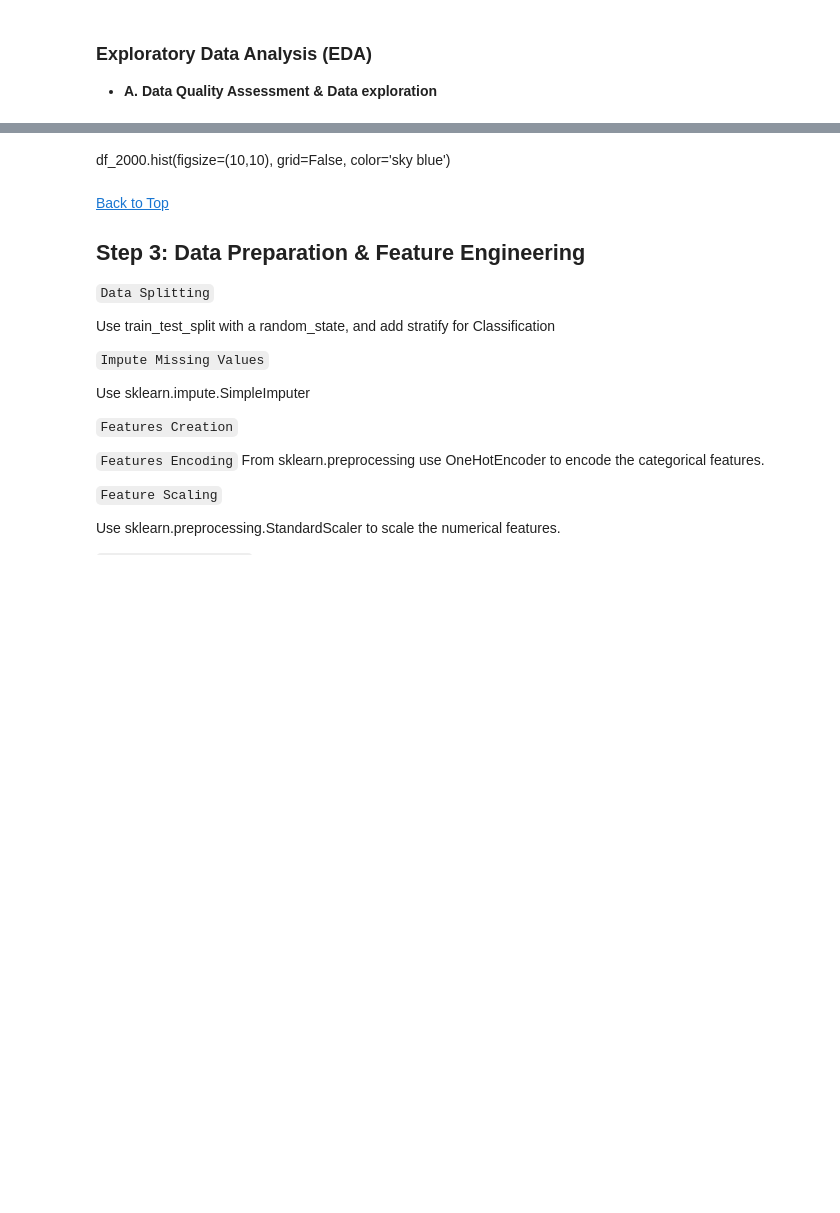
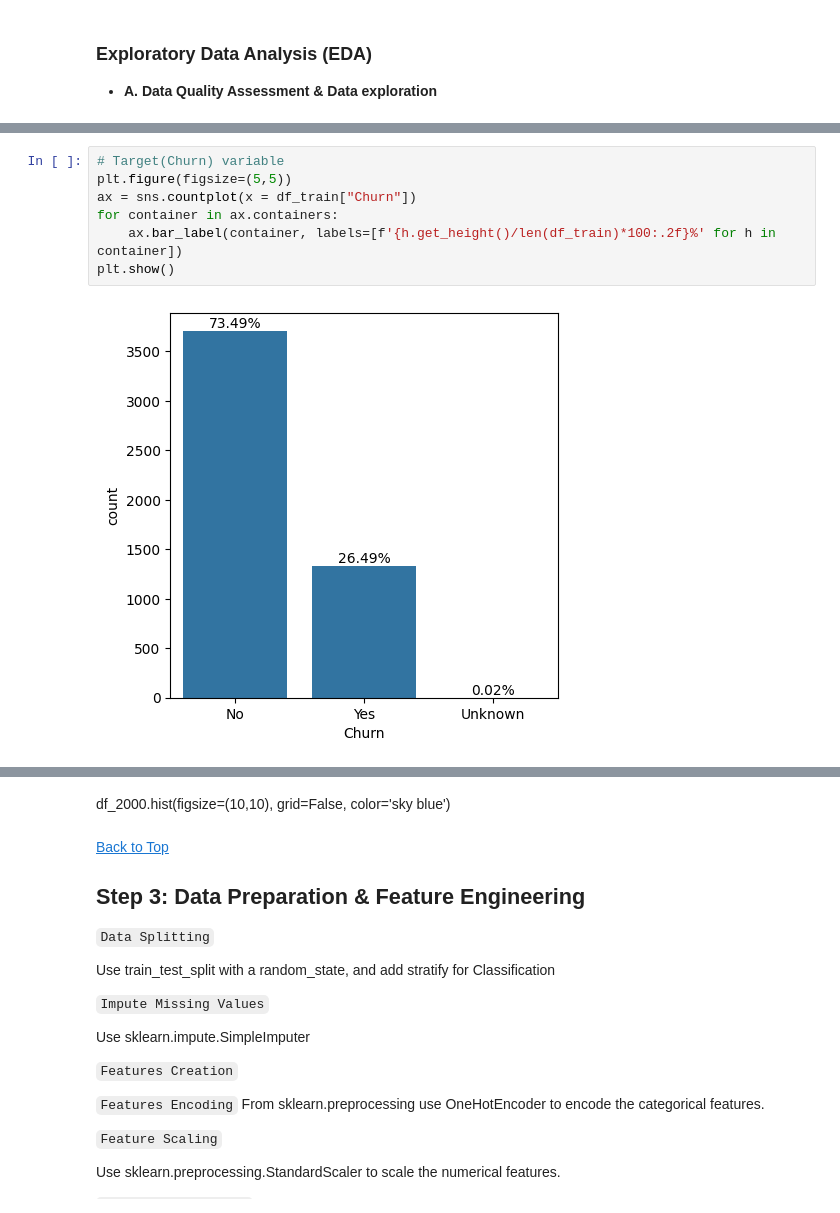
Before and after one commit to worlakuma/Machine-Learning-Prediction-Model-for-a-Telecommunications-Provider, a Jupyter notebook: LP2_Marchine_Learning_Project.ipynb, the cells around one changed output, grey strips where cells are left out. Cells and saved outputs as stored; diff of their text form; blank space fills up the shorter version.

```diff
--- a/LP2_Marchine_Learning_Project.ipynb
+++ b/LP2_Marchine_Learning_Project.ipynb
@@ -504,0 +662,9 @@ plt.show()
+# %%
+# Target(Churn) variable
+plt.figure(figsize=(5,5))
+ax = sns.countplot(x = df_train["Churn"])
+for container in ax.containers:
+    ax.bar_label(container, labels=[f'{h.get_height()/len(df_train)*100:.2f}%' for h in container])
+plt.show()
+# %% [output]
+[figure, added]
```
Also changed, not shown: parts of 33 cells of this notebook.
